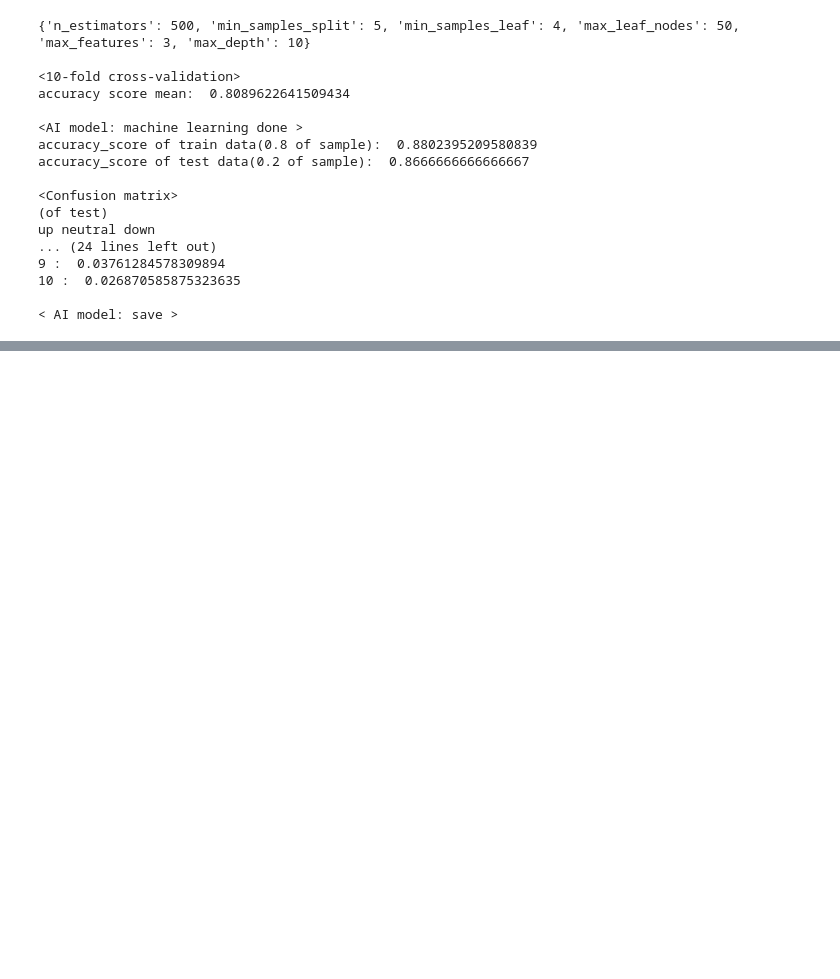
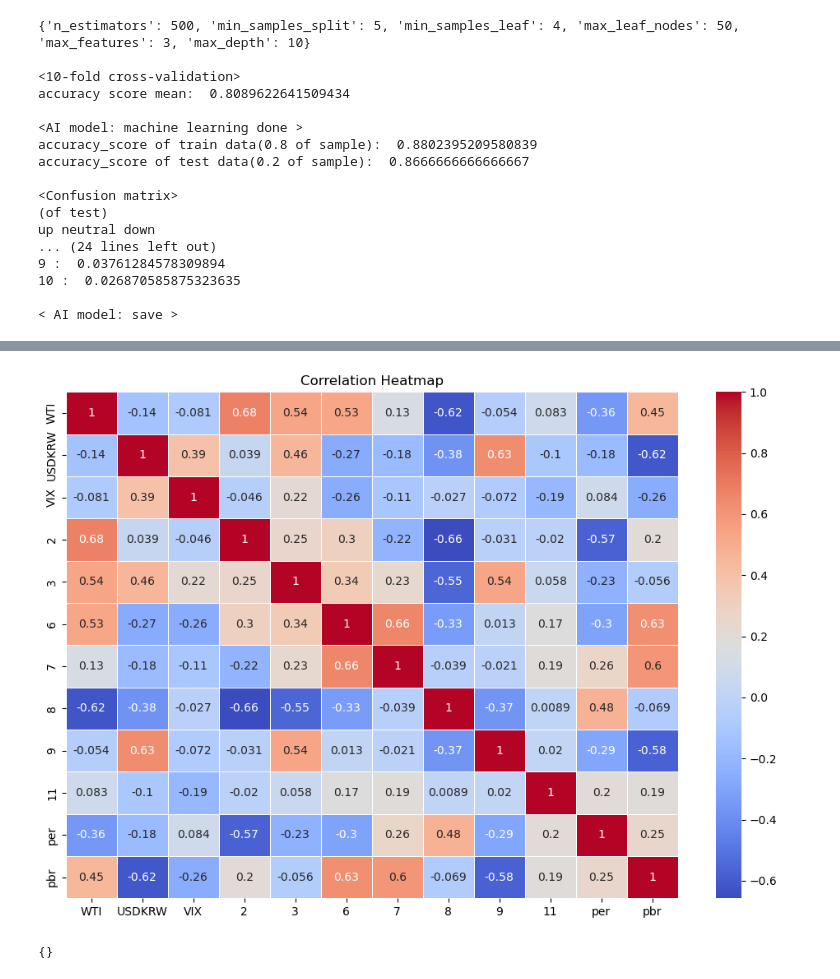
Before and after one commit to Il1Il1IllI1I/Hackathon_Finance, a Jupyter notebook: run.ipynb, the cells around one changed output, grey strips where cells are left out. Drawn from its saved outputs; the diff is of its cells as text; code cells hidden in the pictures; blank space fills up the shorter version.

```diff
--- a/run.ipynb
+++ b/run.ipynb
@@ -113,0 +385,46 @@ up neutral down
+# %%
+import pandas as pd
+import seaborn as sns
+import matplotlib.pyplot as plt
+
+# 데이터 불러오기
+model_data = pd.read_csv('1_new.csv', encoding='cp949')
+
+# 필요한 특성만 선택합니다. 'forward_stage'와 'Date'는 제외합니다.
+features = model_data.drop(columns=['forward_stage', 'Date'])
+
+# 상관관계 행렬을 구합니다.
+correlation_matrix = features.corr()
+
+# 히트맵을 그립니다.
+plt.figure(figsize=(12, 8))
+sns.heatmap(correlation_matrix, annot=True, cmap='coolwarm', linewidths=.5)
+plt.title('Correlation Heatmap')
+plt.show()
+# %% [output]
+[figure, added]
+# %%
+import pandas as pd
+import seaborn as sns
+import matplotlib.pyplot as plt
+
+# 데이터 불러오기
+model_data = pd.read_csv('1_new.csv', encoding='cp949')
+
+# 필요한 특성만 선택합니다. 'forward_stage'와 'Date'는 제외합니다.
+features = model_data.drop(columns=['forward_stage', 'Date'])
+
+# 상관관계 행렬을 구합니다.
+correlation_matrix = features.corr()
+
+# 0.7 이상의 상관관계를 가진 특성 쌍을 찾습니다.
+high_corr_pairs = {}
+for column in correlation_matrix.columns:
+    for index in correlation_matrix.index:
+        if 0.7 < abs(correlation_matrix.loc[index, column]) < 1:  # 상관관계가 0.7 이상이고 1 미만인 경우
+            if (column, index) not in high_corr_pairs and (index, column) not in high_corr_pairs:  # 중복된 쌍을 방지
+                high_corr_pairs[(index, column)] = correlation_matrix.loc[index, column]
+
+high_corr_pairs
+# %% [output]
+{}
```
Also changed, not shown: parts of 4 cells of this notebook, 12 other files.
